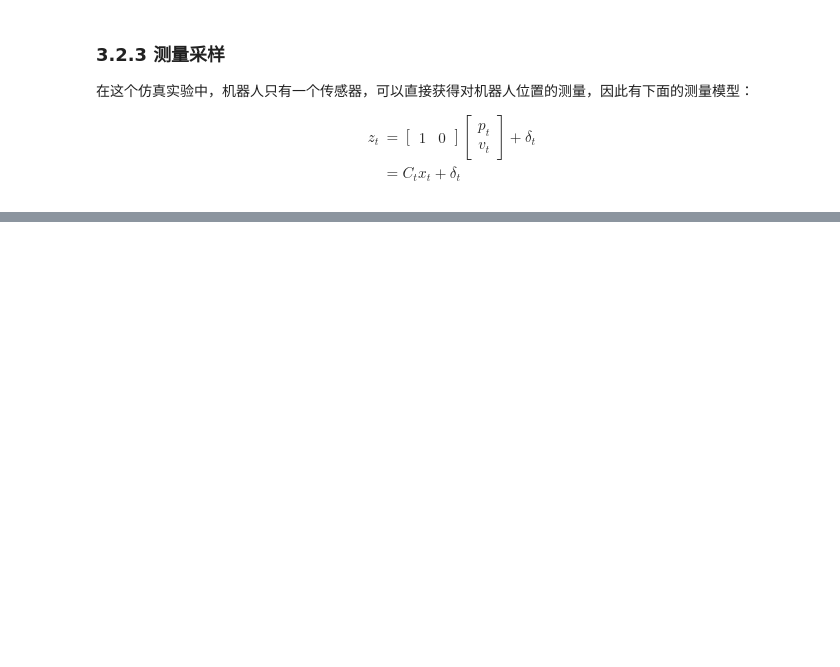
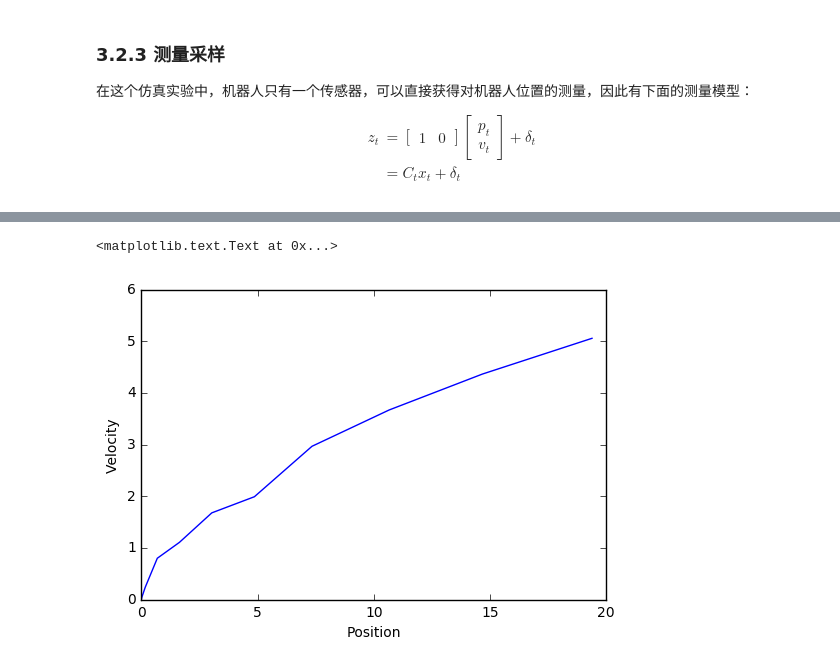
Before and after one commit to liuii/ProbRobotics, a Jupyter notebook: notebooks/01LinearGaussianFileters/KalmanFilter.ipynb, the cells around one changed output, grey strips where cells are left out. Drawn from its saved outputs; the diff is of its cells as text; code cells hidden in the pictures; blank space fills up the shorter version.

```diff
--- a/notebooks/01LinearGaussianFileters/KalmanFilter.ipynb
+++ b/notebooks/01LinearGaussianFileters/KalmanFilter.ipynb
@@ -237,0 +242,4 @@ array([[ 1.05816963]])
+# %%
+N = 10
+U = np.random.uniform(0, 1, size=N)
+U
@@ -237,0 +255,22 @@ array([[ 1.05816963]])
+# %%
+# 根据上一时刻的状态和当前控制，来估计当前时刻的状态
+def caculate_pose(x0, u):
+    A = np.array([1, 1, 0, 1]).reshape((2, 2))
+    B = np.array([0.5, 1]).reshape((2, 1))
+    x0 = np.array(x0).reshape((2, 1))
+    x1 = np.dot(A, x0) + B * u
+    return x1
+
+x0 = np.array([0, 0]).reshape((1, 2))
+X_no_filter = x0
+
+for u in U:
+    x = caculate_pose(X_no_filter[-1], u)
+    X_no_filter = np.vstack([X_no_filter, np.array(x).reshape((1, 2))])
+
+plt.plot(X_no_filter[:, 0], X_no_filter[:,1])
+plt.xlabel('Position')
+plt.ylabel('Velocity')
+# %% [output]
+<matplotlib.text.Text at 0x...>
+[figure, added]
```
Also changed, not shown: parts of 12 cells of this notebook.
